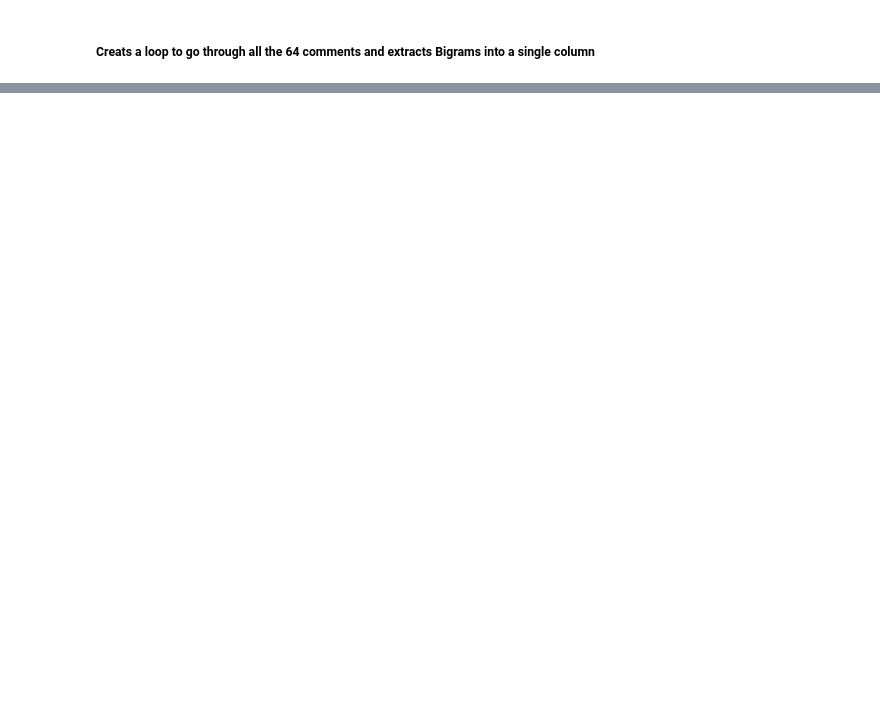
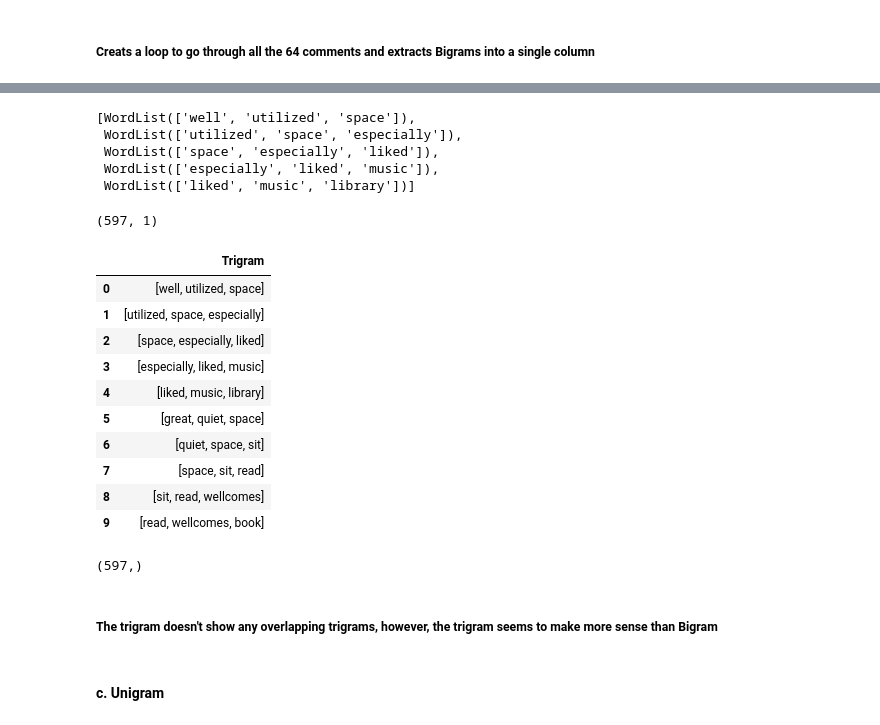
Before and after one commit to NamiF/library_project, a Jupyter notebook: NF_livelier_libraries.ipynb, the cells around one changed output, grey strips where cells are left out. Drawn from its saved outputs; the diff is of its cells as text; code cells hidden in the pictures; blank space fills up the shorter version.

```diff
--- a/NF_livelier_libraries.ipynb
+++ b/NF_livelier_libraries.ipynb
@@ -572,0 +602,36 @@ print(bigram.shape)
+# %%
+x=TextBlob(library_reviews['Comment'][0]).ngrams(3)
+x
+# %% [output]
+[WordList(['well', 'utilized', 'space']),
+ WordList(['utilized', 'space', 'especially']),
+ WordList(['space', 'especially', 'liked']),
+ WordList(['especially', 'liked', 'music']),
+ WordList(['liked', 'music', 'library'])]
+# %%
+trigram=pd.DataFrame(columns=['Trigram'])
+
+for index, row in library_reviews.iterrows():
+    result=TextBlob(row['Comment']).ngrams(3)
+    result_array=np.asarray(result)
+    for i in range(len(result_array)):
+        words=result_array[i]
+        trigram=trigram.append({'Trigram':words},ignore_index=True)
+
+trigram.shape
+# %% [output]
+(597, 1)
+# %%
+trigram.head(10)
+# %% [output]
+|  | Trigram |
+| 0 | [well, utilized, space] |
+| 1 | [utilized, space, especially] |
+| 2 | [space, especially, liked] |
+| 3 | [especially, liked, music] |
+| 4 | [liked, music, library] |
+| 5 | [great, quiet, space] |
+| 6 | [quiet, space, sit] |
+| 7 | [space, sit, read] |
+| 8 | [sit, read, wellcomes] |
+| 9 | [read, wellcomes, book] |
@@ -572,0 +640,8 @@ print(bigram.shape)
+# %%
+trigram['Trigram'].value_counts().shape
+# %% [output]
+(597,)
+# %% [markdown]
+##### The trigram doesn't show any overlapping trigrams, however, the trigram seems to make more sense than Bigram
+# %% [markdown]
+#### c. Unigram
```
Also changed, not shown: parts of 36 cells of this notebook.
